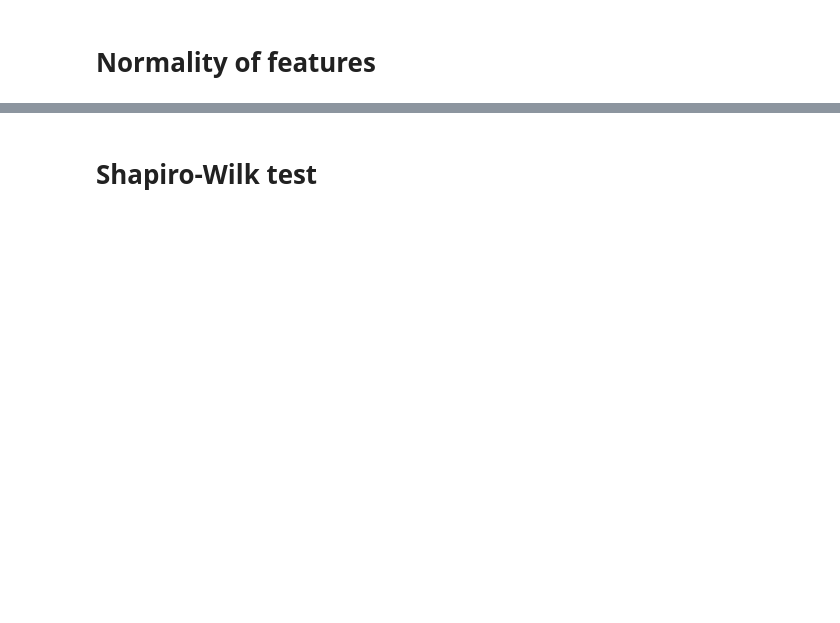
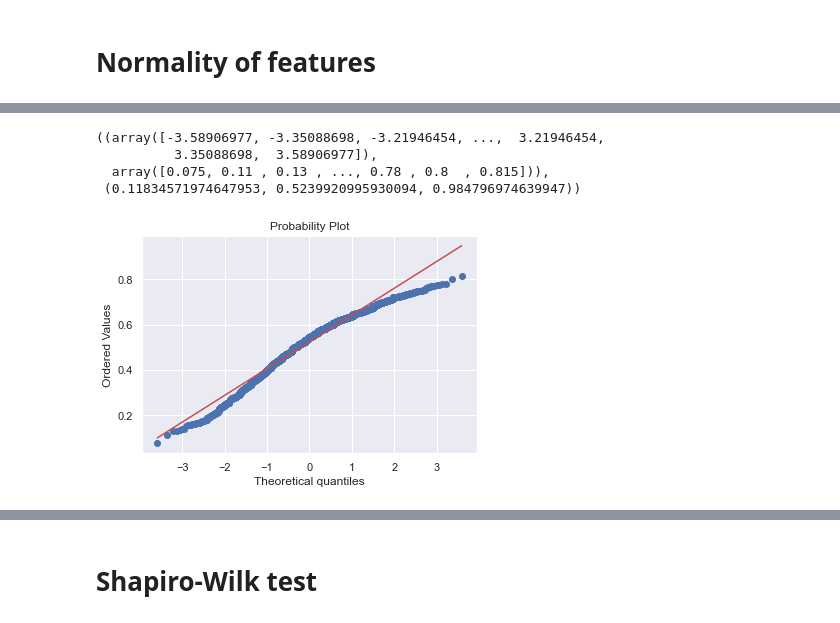
Before and after one commit to TeemaHover/Abalone, a Jupyter notebook: Abalone.ipynb, the cells around one changed output, grey strips where cells are left out. Saved outputs shown, nothing was run; the diff lists cells and outputs as text; code cells hidden in the pictures; blank space fills up the shorter version.

```diff
--- a/Abalone.ipynb
+++ b/Abalone.ipynb
@@ -401,0 +402,8 @@ stats.probplot(dat["Diameter"],plot=plt)
+# %%
+stats.probplot(dat["Length"],plot=plt)
+# %% [output]
+((array([-3.58906977, -3.35088698, -3.21946454, ...,  3.21946454,
+          3.35088698,  3.58906977]),
+  array([0.075, 0.11 , 0.13 , ..., 0.78 , 0.8  , 0.815])),
+ (0.11834571974647953, 0.5239920995930094, 0.984796974639947))
+[figure, added]
```
Also changed, not shown: parts of 25 cells of this notebook.
